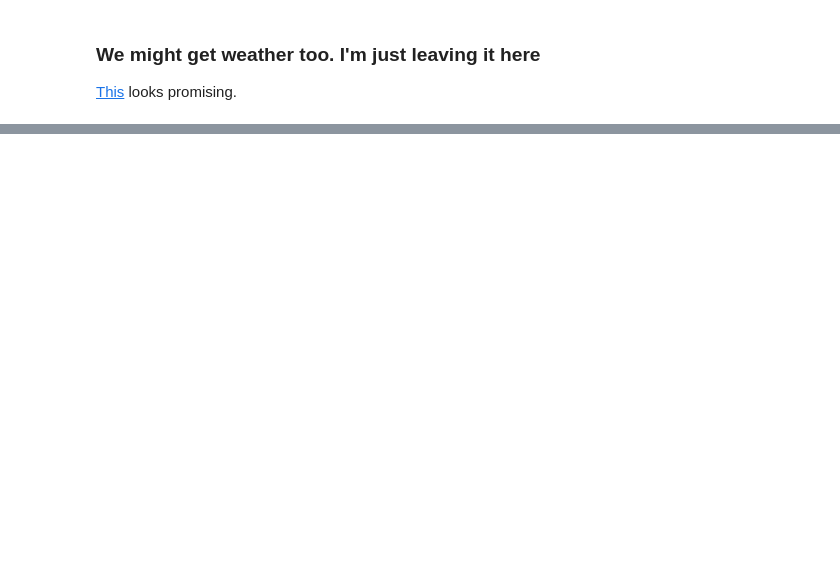
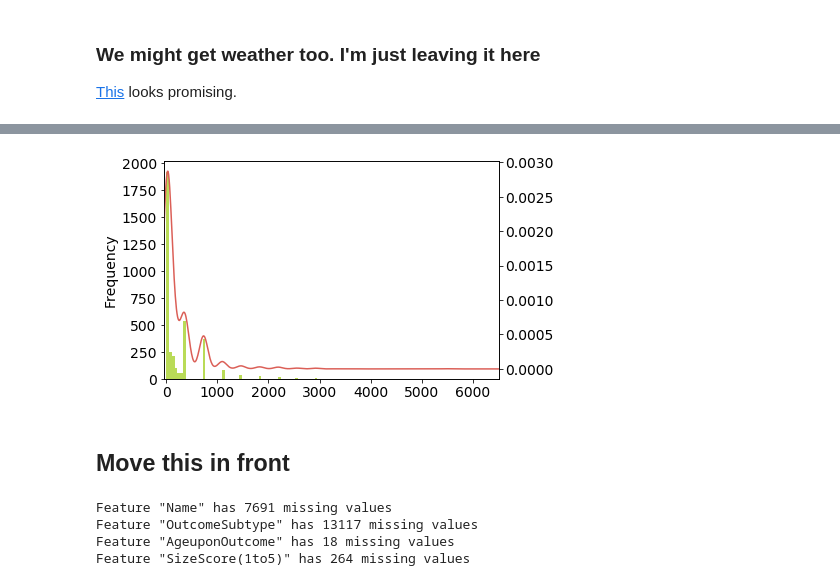
Before and after one commit to mspinelli/animal_shelter, a Jupyter notebook: DataExplore.ipynb, the cells around one changed output, grey strips where cells are left out. Cells and saved outputs as stored; diff of their text form; code cells hidden in the pictures; blank space fills up the shorter version.

```diff
--- a/DataExplore.ipynb
+++ b/DataExplore.ipynb
@@ -664,0 +786,3 @@ plot_feature('ReducedPattern', filter_=animals.AnimalType=='Dog',
+# %%
+animals["BlendedColor"] = animals.ReducedColor.map(color_name, na_action="ignore")
+print "Now we have reduced our color to {} classes.".format(len(animals.BlendedColor.unique()))
@@ -667,0 +819,16 @@ plot_feature('ReducedPattern', filter_=animals.AnimalType=='Dog',
+# %%
+# as was discovered before, all animals that are missing age information are within a short time window, and
+# they are all "transfer" except two are "euthanasia". All except one are cats.
+close_ages = animals[(animals.OutcomeType=="Transfer") &
+                     (animals.AnimalType=='Cat') &
+                     (animals.HasName ==0)].AgeinDays
+fig, ax = plt.subplots()
+close_ages.plot(fontsize=14, kind="kde", ax=ax, xlim=(-50, 6500), secondary_y=True)
+close_ages.plot(fontsize=14, kind="hist", bins=100, xlim=(-50, 6500),  ax=ax, zorder=2)
+twin_ax = ax.figure.axes[1]
+ax.yaxis.label.set_size(14)
+[tick.set_fontsize(14) for tick in twin_ax.yaxis.get_ticklabels()];
+# %% [output]
+[figure, added]
+# %% [markdown]
+## Move this in front
@@ -667,0 +846,10 @@ plot_feature('ReducedPattern', filter_=animals.AnimalType=='Dog',
+# %%
+for att in animals.columns:
+    nums = animals[att].isnull().value_counts().as_matrix()
+    if (len(nums) != 1):
+        print "Feature \"{}\" has {} missing values".format(att, nums[-1])
+# %% [output]
+Feature "Name" has 7691 missing values
+Feature "OutcomeSubtype" has 13117 missing values
+Feature "AgeuponOutcome" has 18 missing values
+Feature "SizeScore(1to5)" has 264 missing values
```
Also changed, not shown: parts of 74 cells of this notebook, 5 other files.
